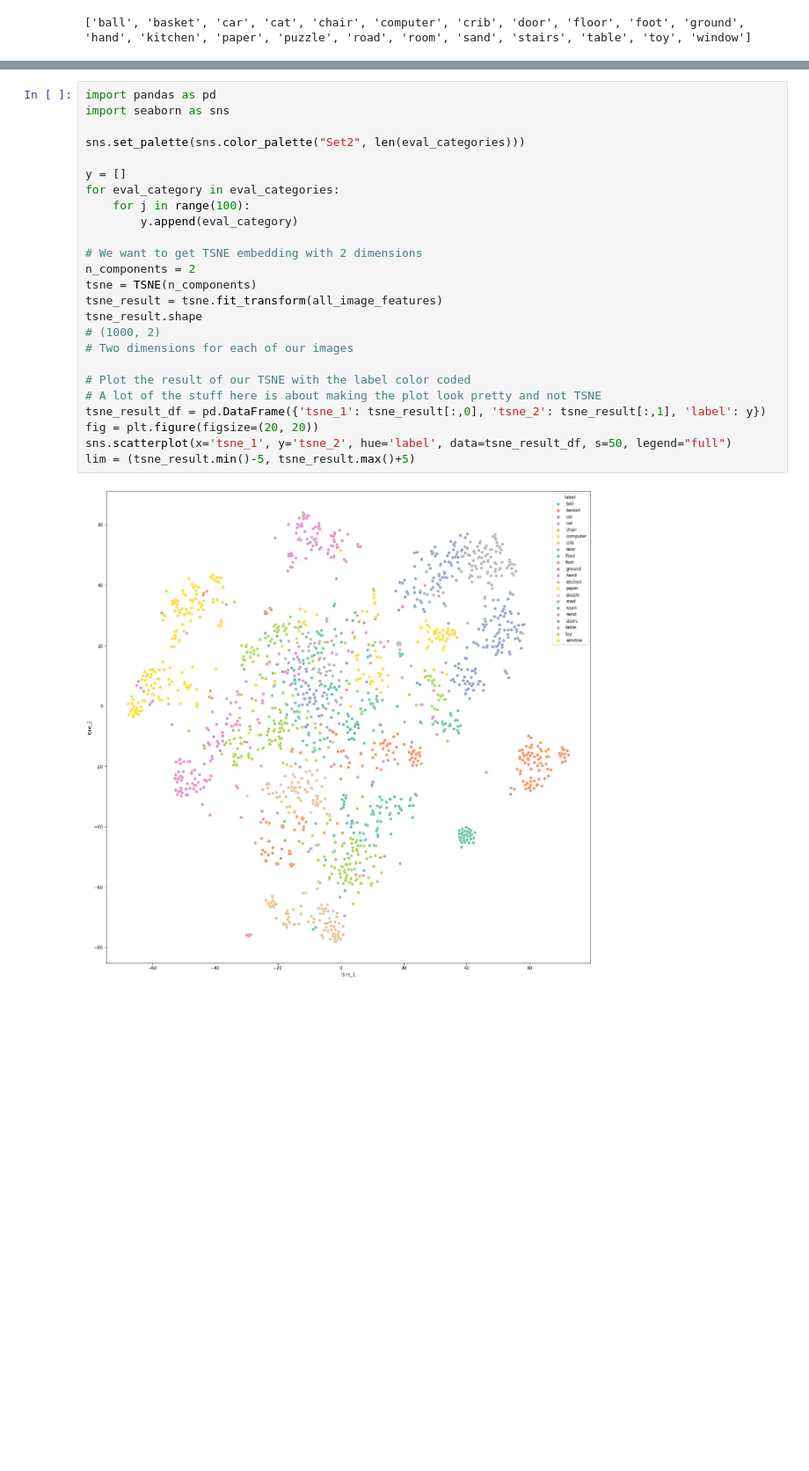
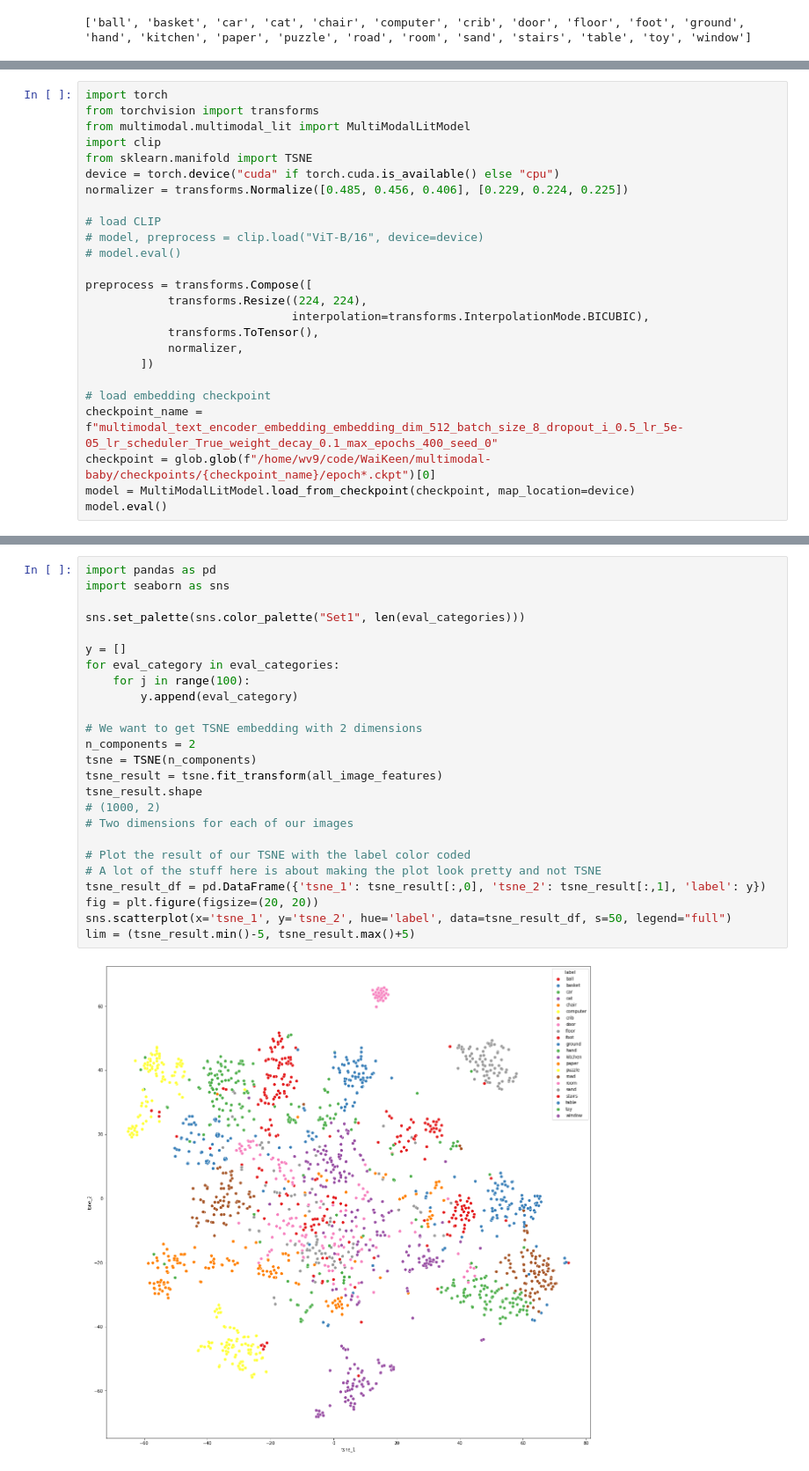
Before and after one commit to wkvong/multimodal-baby, a Jupyter notebook: notebooks/visualize_filtered_eval_frames.ipynb, the cells around one changed output, grey strips where cells are left out. Shown at 88% size. Drawn from its saved outputs; the diff is of its cells as text; blank space fills up the shorter version.

```diff
--- a/notebooks/visualize_filtered_eval_frames.ipynb
+++ b/notebooks/visualize_filtered_eval_frames.ipynb
@@ -69,0 +31,25 @@ window 249
+# %%
+import torch
+from torchvision import transforms
+from multimodal.multimodal_lit import MultiModalLitModel
+import clip
+from sklearn.manifold import TSNE
+device = torch.device("cuda" if torch.cuda.is_available() else "cpu")
+normalizer = transforms.Normalize([0.485, 0.456, 0.406], [0.229, 0.224, 0.225])
+
+# load CLIP
+# model, preprocess = clip.load("ViT-B/16", device=device)
+# model.eval()
+
+preprocess = transforms.Compose([
+            transforms.Resize((224, 224),
+                              interpolation=transforms.InterpolationMode.BICUBIC),
+            transforms.ToTensor(),
+            normalizer,
+        ])
+
+# load embedding checkpoint
+checkpoint_name = f"multimodal_text_encoder_embedding_embedding_dim_512_batch_size_8_dropout_i_0.5_lr_5e-05_lr_scheduler_True_weight_decay_0.1_max_epochs_400_seed_0"
+checkpoint = glob.glob(f"/home/wv9/code/WaiKeen/multimodal-baby/checkpoints/{checkpoint_name}/epoch*.ckpt")[0]
+model = MultiModalLitModel.load_from_checkpoint(checkpoint, map_location=device)
+model.eval()
@@ -70,27 +105,27 @@ window 249
 # %%
 import pandas as pd
 import seaborn as sns
 
-sns.set_palette(sns.color_palette("Set2", len(eval_categories)))
+sns.set_palette(sns.color_palette("Set1", len(eval_categories)))
 
 y = []
 for eval_category in eval_categories:
     for j in range(100):
         y.append(eval_category)
 
 # We want to get TSNE embedding with 2 dimensions
 n_components = 2
 tsne = TSNE(n_components)
 tsne_result = tsne.fit_transform(all_image_features)
 tsne_result.shape
 # (1000, 2)
 # Two dimensions for each of our images
 
 # Plot the result of our TSNE with the label color coded
 # A lot of the stuff here is about making the plot look pretty and not TSNE
 tsne_result_df = pd.DataFrame({'tsne_1': tsne_result[:,0], 'tsne_2': tsne_result[:,1], 'label': y})
 fig = plt.figure(figsize=(20, 20))
 sns.scatterplot(x='tsne_1', y='tsne_2', hue='label', data=tsne_result_df, s=50, legend="full")
 lim = (tsne_result.min()-5, tsne_result.max()+5)
 # %% [output]
-[figure, old version]
+[figure, new version]
```
Also changed, not shown: parts of 7 cells of this notebook, 2 other files.
